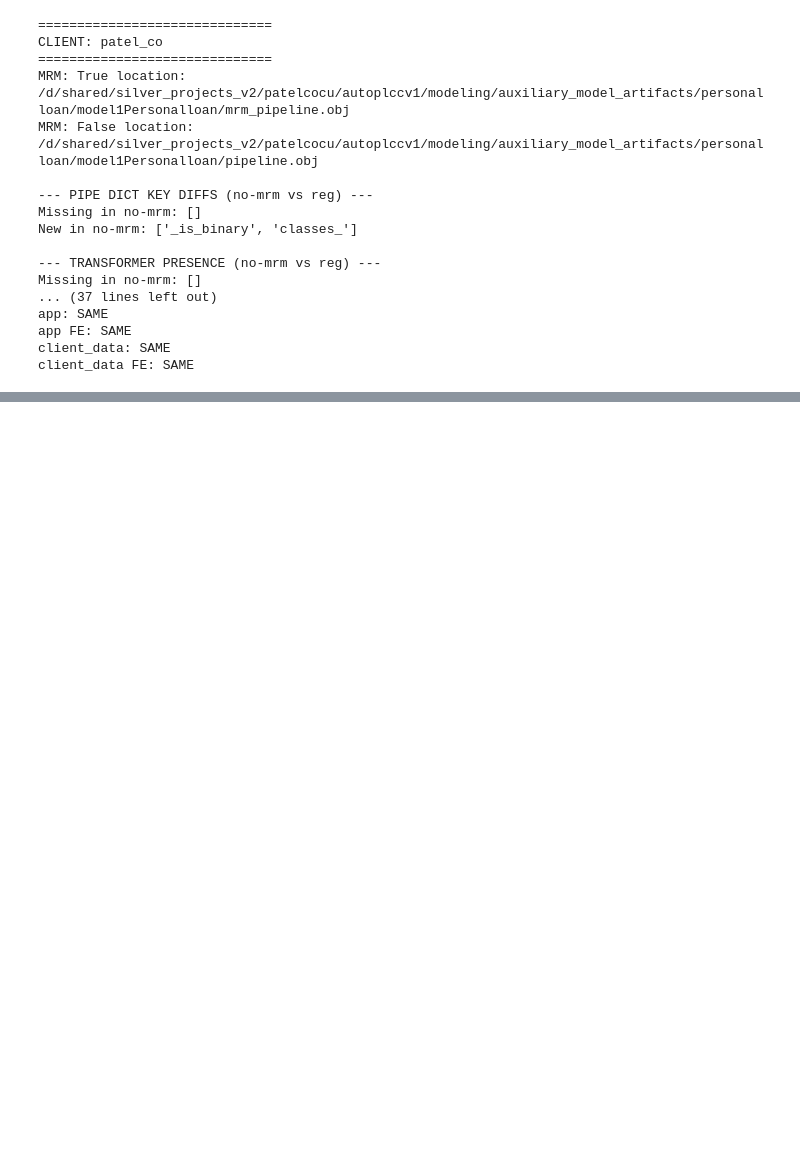
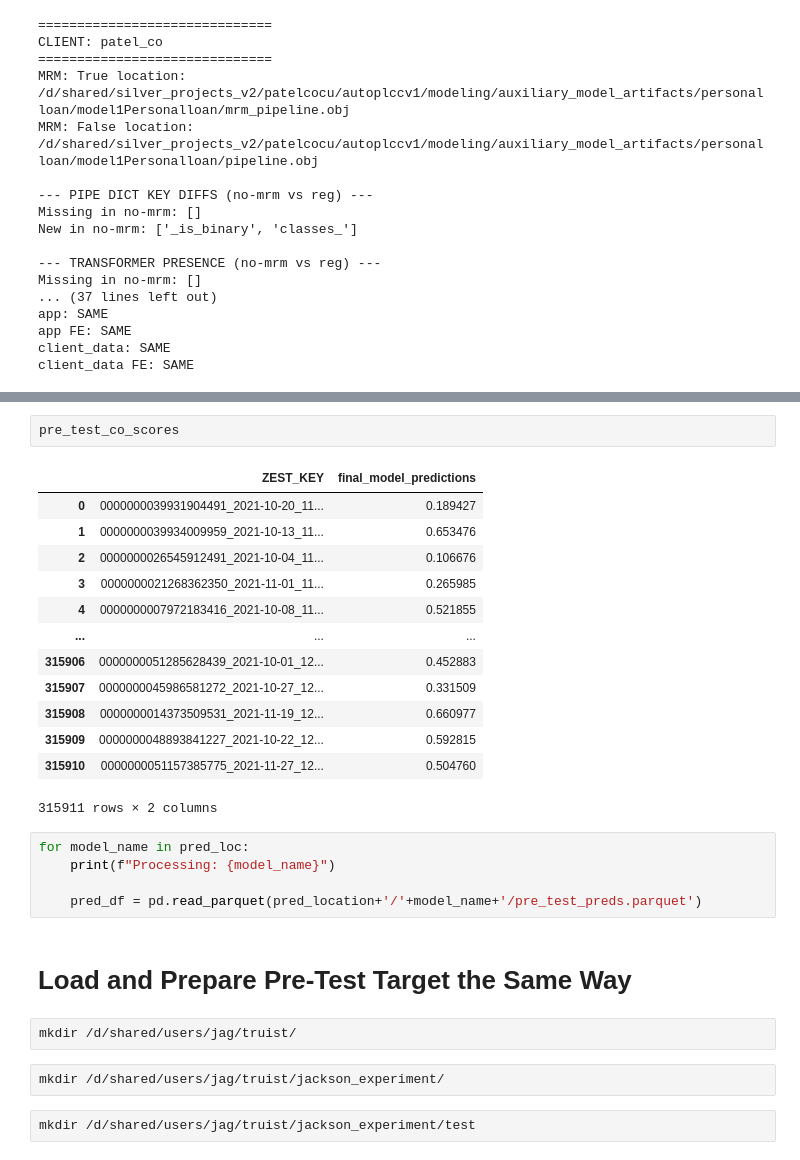
Before and after one commit to jagzest/gazin_onboarding, a Jupyter notebook: Pipeline_Analysis_and_Best_Egg_Analysis.ipynb, the cells around one changed output, grey strips where cells are left out. Drawn from its saved outputs; the diff is of its cells as text; blank space fills up the shorter version.

```diff
--- a/Pipeline_Analysis_and_Best_Egg_Analysis.ipynb
+++ b/Pipeline_Analysis_and_Best_Egg_Analysis.ipynb
@@ -131,0 +275,29 @@ client_data FE: SAME
+# %%
+pre_test_co_scores
+# %% [output]
+|  | ZEST_KEY | final_model_predictions |
+| 0 | 0000000039931904491_2021-10-20_11... | 0.189427 |
+| 1 | 0000000039934009959_2021-10-13_11... | 0.653476 |
+| 2 | 0000000026545912491_2021-10-04_11... | 0.106676 |
+| 3 | 0000000021268362350_2021-11-01_11... | 0.265985 |
+| 4 | 0000000007972183416_2021-10-08_11... | 0.521855 |
+| ... | ... | ... |
+| 315906 | 0000000051285628439_2021-10-01_12... | 0.452883 |
+| 315907 | 0000000045986581272_2021-10-27_12... | 0.331509 |
+| 315908 | 0000000014373509531_2021-11-19_12... | 0.660977 |
+| 315909 | 0000000048893841227_2021-10-22_12... | 0.592815 |
+| 315910 | 0000000051157385775_2021-11-27_12... | 0.504760 |
+315911 rows × 2 columns
+# %%
+for model_name in pred_loc:
+    print(f"Processing: {model_name}")
+
+    pred_df = pd.read_parquet(pred_location+'/'+model_name+'/pre_test_preds.parquet')
+# %% [markdown]
+# Load and Prepare Pre-Test Target the Same Way
+# %%
+mkdir /d/shared/users/jag/truist/
+# %%
+mkdir /d/shared/users/jag/truist/jackson_experiment/
+# %%
+mkdir /d/shared/users/jag/truist/jackson_experiment/test
```
Also changed, not shown: parts of 26 cells of this notebook.
